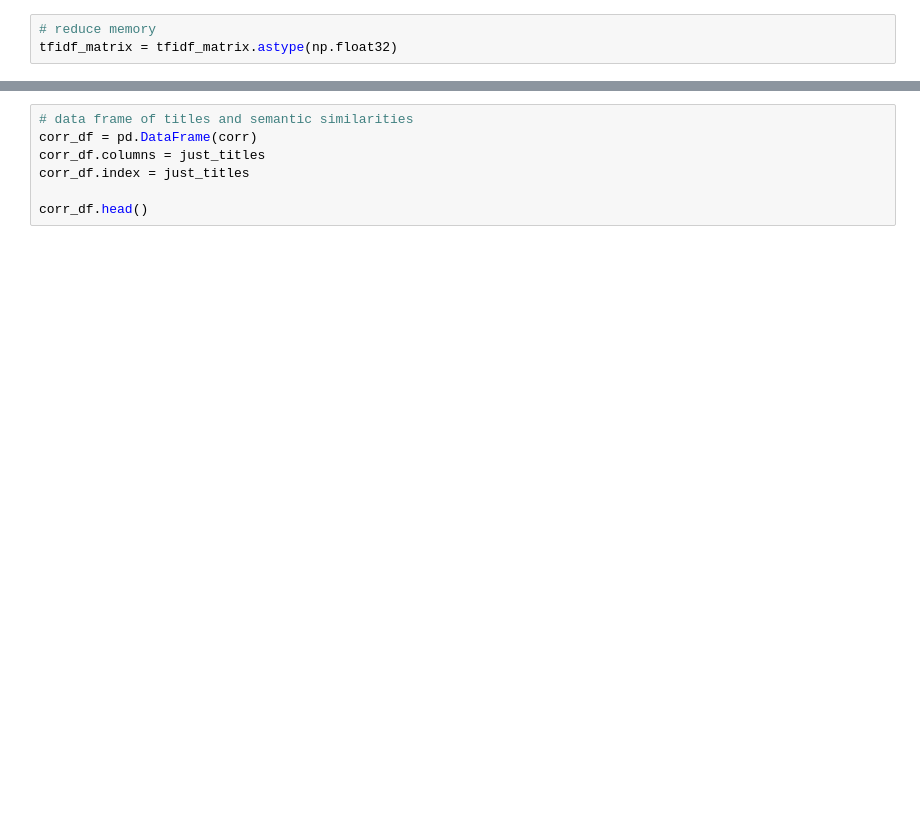
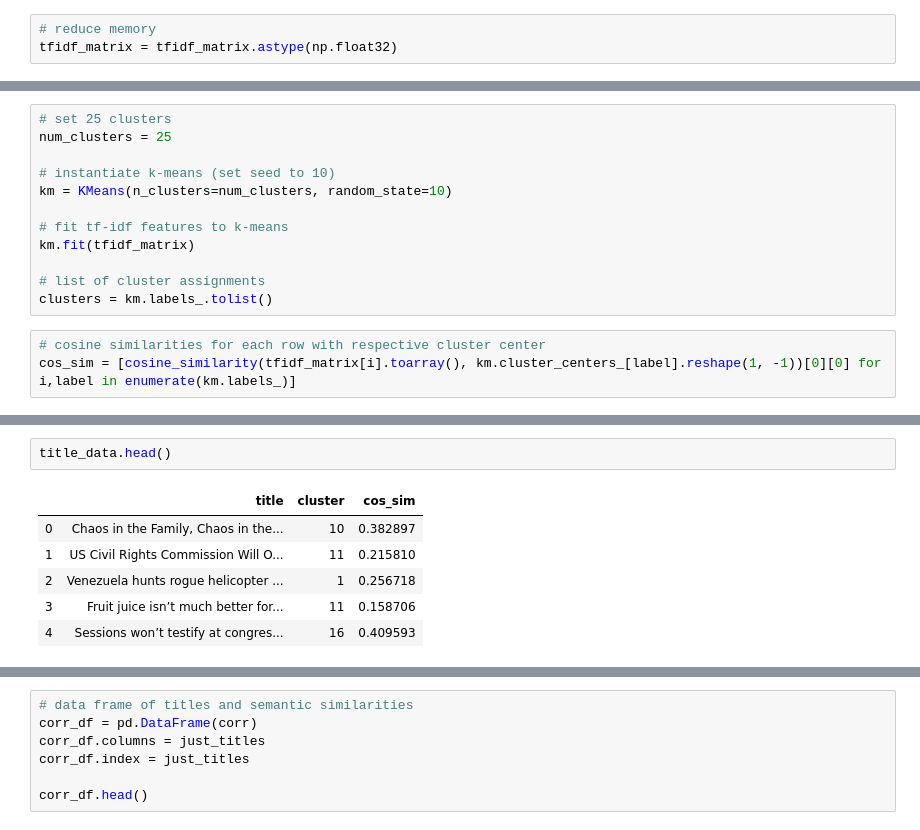
Before and after one commit to s-miramontes/News_Filter, a Jupyter notebook: Pilot/Data Cleanse and Clustering Models.ipynb, the cells around one changed output, grey strips where cells are left out. Cells and saved outputs as stored; diff of their text form; blank space fills up the shorter version.

```diff
--- a/Pilot/Data Cleanse and Clustering Models.ipynb
+++ b/Pilot/Data Cleanse and Clustering Models.ipynb
@@ -279,0 +234,15 @@ tfidf_matrix
+# %%
+# set 25 clusters
+num_clusters = 25
+
+# instantiate k-means (set seed to 10)
+km = KMeans(n_clusters=num_clusters, random_state=10)
+
+# fit tf-idf features to k-means
+km.fit(tfidf_matrix)
+
+# list of cluster assignments
+clusters = km.labels_.tolist()
+# %%
+# cosine similarities for each row with respective cluster center
+cos_sim = [cosine_similarity(tfidf_matrix[i].toarray(), km.cluster_centers_[label].reshape(1, -1))[0][0] for i,label in enumerate(km.labels_)]
@@ -279,0 +261,9 @@ tfidf_matrix
+# %%
+title_data.head()
+# %% [output]
+|  | title | cluster | cos_sim |
+| 0 | Chaos in the Family, Chaos in the... | 10 | 0.382897 |
+| 1 | US Civil Rights Commission Will O... | 11 | 0.215810 |
+| 2 | Venezuela hunts rogue helicopter ... | 1 | 0.256718 |
+| 3 | Fruit juice isn’t much better for... | 11 | 0.158706 |
+| 4 | Sessions won’t testify at congres... | 16 | 0.409593 |
```
Also changed, not shown: parts of 79 cells of this notebook.
